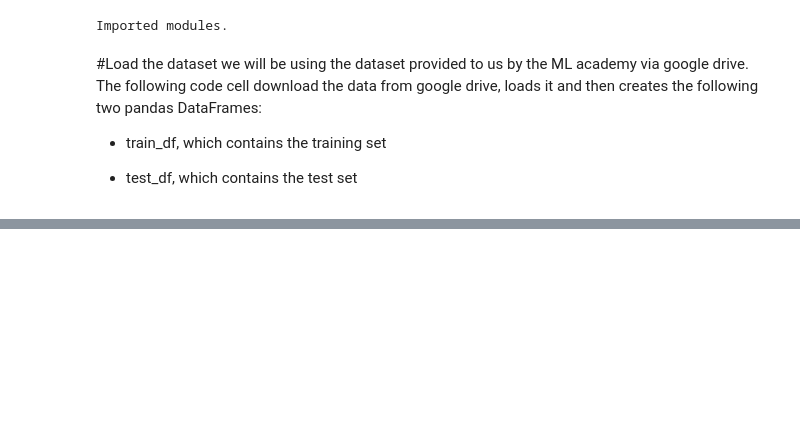
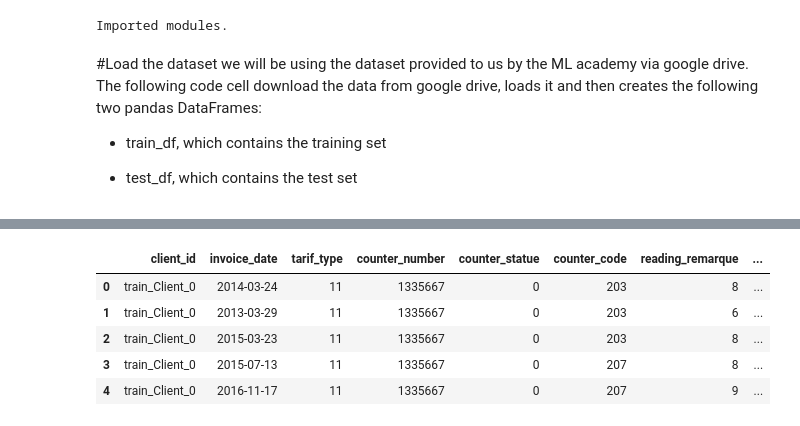
Before and after one commit to ChihabFortas/Fraud-detection-Model, a Jupyter notebook: ML_academy_Project_1.ipynb, the cells around one changed output, grey strips where cells are left out. Saved outputs shown, nothing was run; the diff lists cells and outputs as text; code cells hidden in the pictures; blank space fills up the shorter version.

```diff
--- a/ML_academy_Project_1.ipynb
+++ b/ML_academy_Project_1.ipynb
@@ -79,0 +73,5 @@ test_df = pd.read_csv("https://download.mlcc.google.com/mledu-datasets/californi
+# %%
+client_train_df = pd.read_csv("dataset/client_train.csv")
+invoice_train_df = pd.read_csv("dataset/invoice_train.csv")
+client_test_df = pd.read_csv("dataset/client_test.csv")
+invoice_test_df = pd.read_csv("dataset/invoice_test.csv")
@@ -79,0 +96,9 @@ test_df = pd.read_csv("https://download.mlcc.google.com/mledu-datasets/californi
+# %%
+invoice_train_df.head()
+# %% [output]
+|  | client_id | invoice_date | tarif_type | counter_number | counter_statue | counter_code | reading_remarque | ... |
+| 0 | train_Client_0 | 2014-03-24 | 11 | 1335667 | 0 | 203 | 8 | ... |
+| 1 | train_Client_0 | 2013-03-29 | 11 | 1335667 | 0 | 203 | 6 | ... |
+| 2 | train_Client_0 | 2015-03-23 | 11 | 1335667 | 0 | 203 | 8 | ... |
+| 3 | train_Client_0 | 2015-07-13 | 11 | 1335667 | 0 | 207 | 8 | ... |
+| 4 | train_Client_0 | 2016-11-17 | 11 | 1335667 | 0 | 207 | 9 | ... |
```
Also changed, not shown: parts of 10 cells of this notebook.
